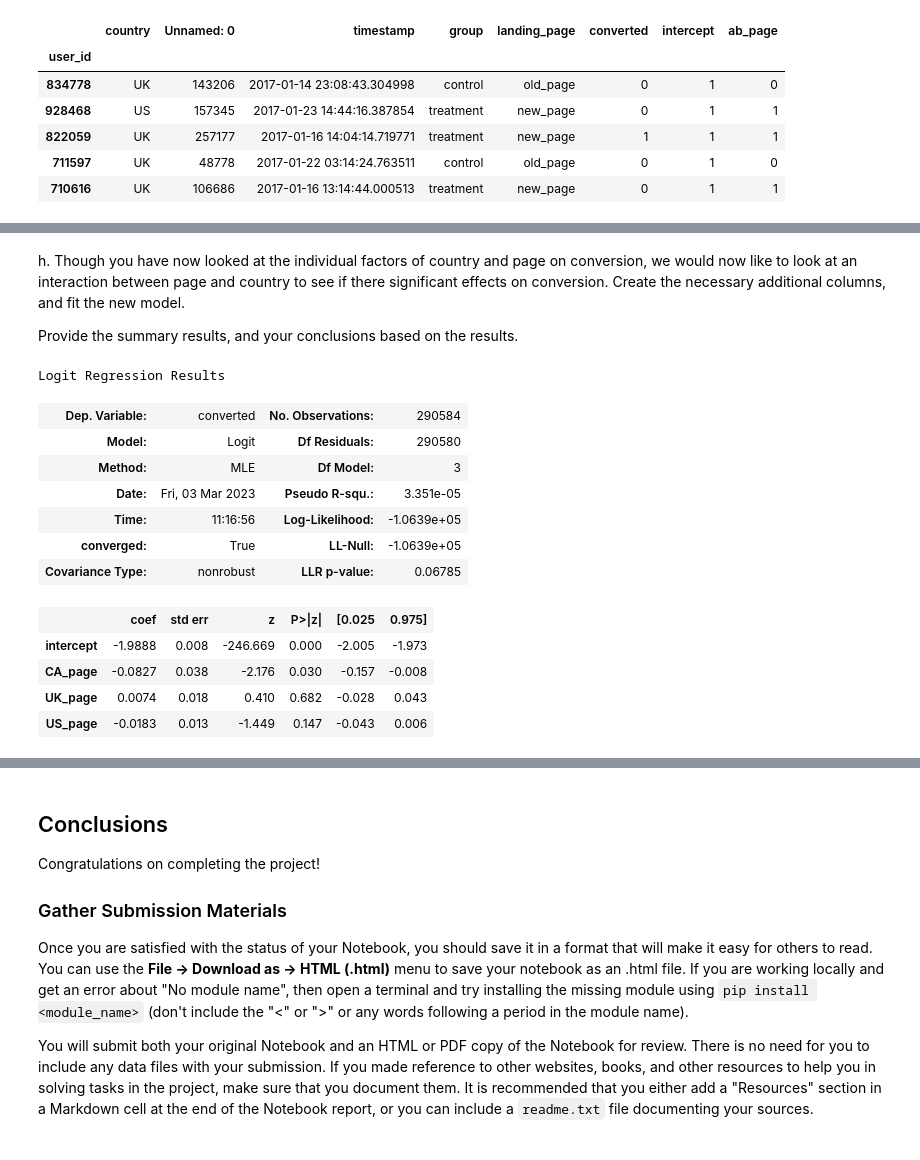
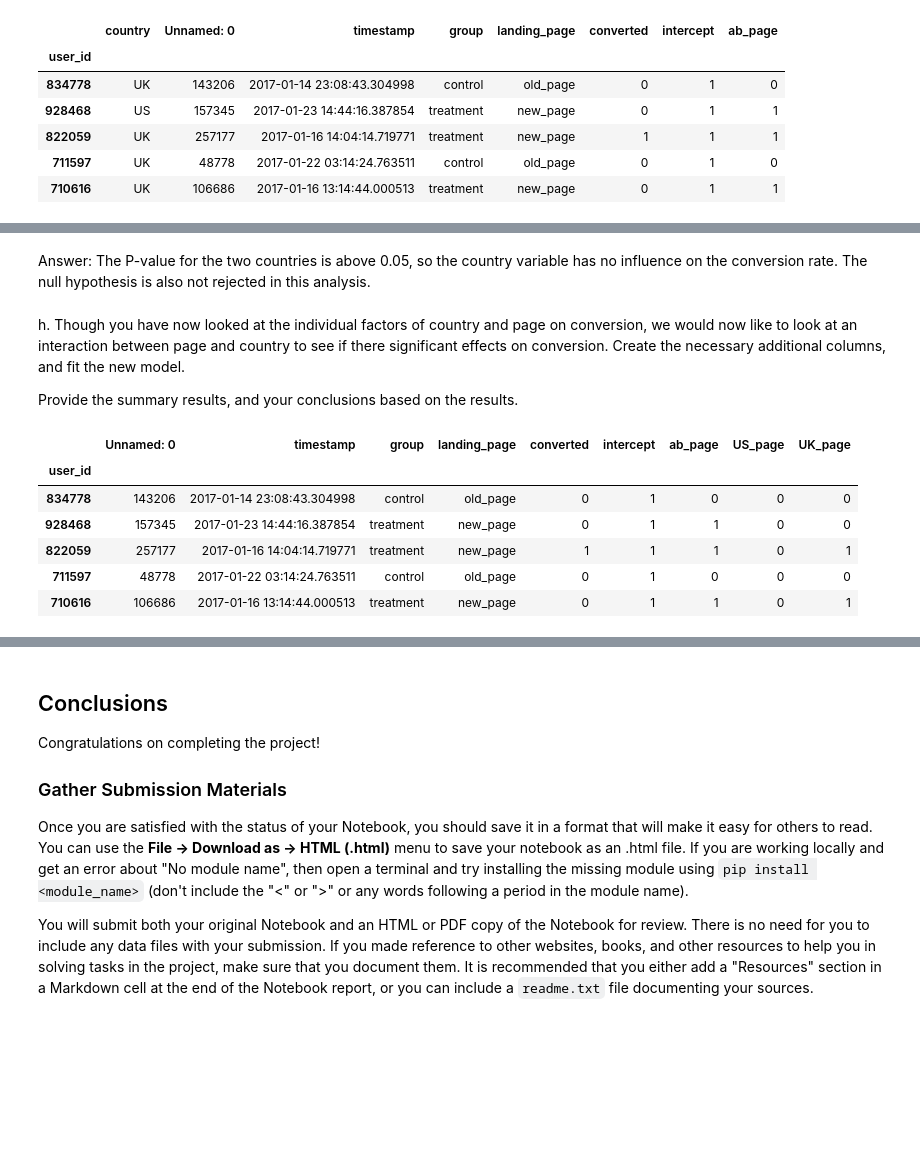
Before and after one commit to Cornelia-Kirstein/AB_Test, a Jupyter notebook: Analyze_ab_test_results_notebook.ipynb, the cells around one changed output, grey strips where cells are left out. Drawn from its saved outputs; the diff is of its cells as text; code cells hidden in the pictures; blank space fills up the shorter version.

```diff
--- a/Analyze_ab_test_results_notebook.ipynb
+++ b/Analyze_ab_test_results_notebook.ipynb
@@ -449,20 +464,17 @@ Optimization terminated successfully.
+# %% [markdown]
+Answer: The P-value for the two countries is above 0.05, so the country variable has no influence on the conversion rate. The null hypothesis is also not rejected in this analysis.
 # %% [markdown]
 h. Though you have now looked at the individual factors of country and page on conversion, we would now like to look at an interaction between page and country to see if there significant effects on conversion.  Create the necessary additional columns, and fit the new model.
 
 Provide the summary results, and your conclusions based on the results.
-# %%
-results_2.summary()
-# %% [output]
-Logit Regression Results
-| Dep. Variable: | converted | No. Observations: | 290584 |
-| Model: | Logit | Df Residuals: | 290580 |
-| Method: | MLE | Df Model: | 3 |
-| Date: | Fri, 03 Mar 2023 | Pseudo R-squ.: | 3.351e-05 |
-| Time: | 11:16:56 | Log-Likelihood: | -1.0639e+05 |
-| converged: | True | LL-Null: | -1.0639e+05 |
-| Covariance Type: | nonrobust | LLR p-value: | 0.06785 |
-|  | coef | std err | z | P>|z| | [0.025 | 0.975] |
-| intercept | -1.9888 | 0.008 | -246.669 | 0.000 | -2.005 | -1.973 |
-| CA_page | -0.0827 | 0.038 | -2.176 | 0.030 | -0.157 | -0.008 |
-| UK_page | 0.0074 | 0.018 | 0.410 | 0.682 | -0.028 | 0.043 |
-| US_page | -0.0183 | 0.013 | -1.449 | 0.147 | -0.043 | 0.006 |
+# %%
+df_new.drop(['CA', 'US', 'UK'], axis = 1, inplace=True)
+df_new.head()
+# %% [output]
+|  | Unnamed: 0 | timestamp | group | landing_page | converted | intercept | ab_page | US_page | UK_page |
+| user_id |  |  |  |  |  |  |  |  |  |
+| 834778 | 143206 | 2017-01-14 23:08:43.304998 | control | old_page | 0 | 1 | 0 | 0 | 0 |
+| 928468 | 157345 | 2017-01-23 14:44:16.387854 | treatment | new_page | 0 | 1 | 1 | 0 | 0 |
+| 822059 | 257177 | 2017-01-16 14:04:14.719771 | treatment | new_page | 1 | 1 | 1 | 0 | 1 |
+| 711597 | 48778 | 2017-01-22 03:14:24.763511 | control | old_page | 0 | 1 | 0 | 0 | 0 |
+| 710616 | 106686 | 2017-01-16 13:14:44.000513 | treatment | new_page | 0 | 1 | 1 | 0 | 1 |
```
Also changed, not shown: parts of 12 cells of this notebook, 2 other files.
